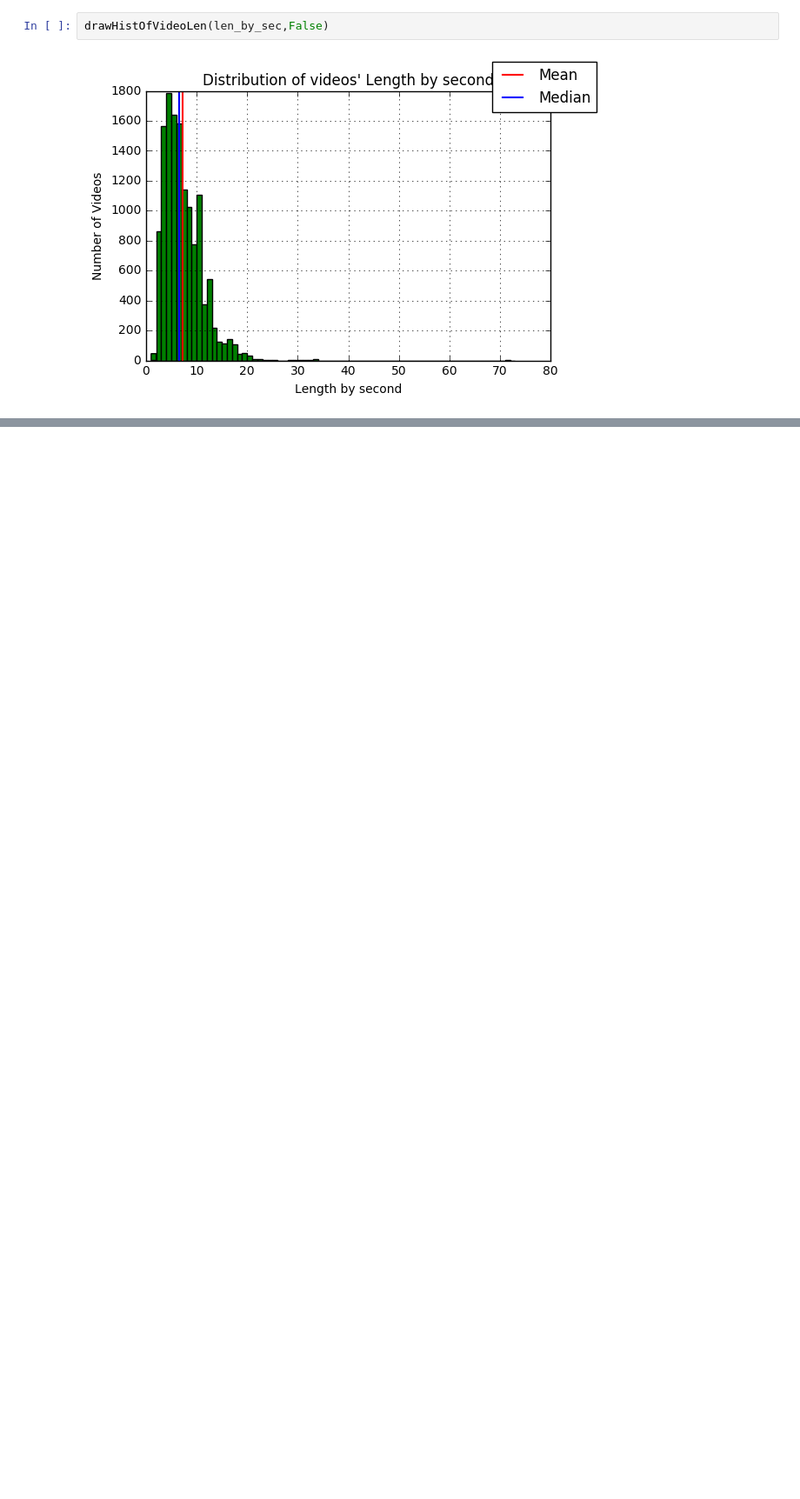
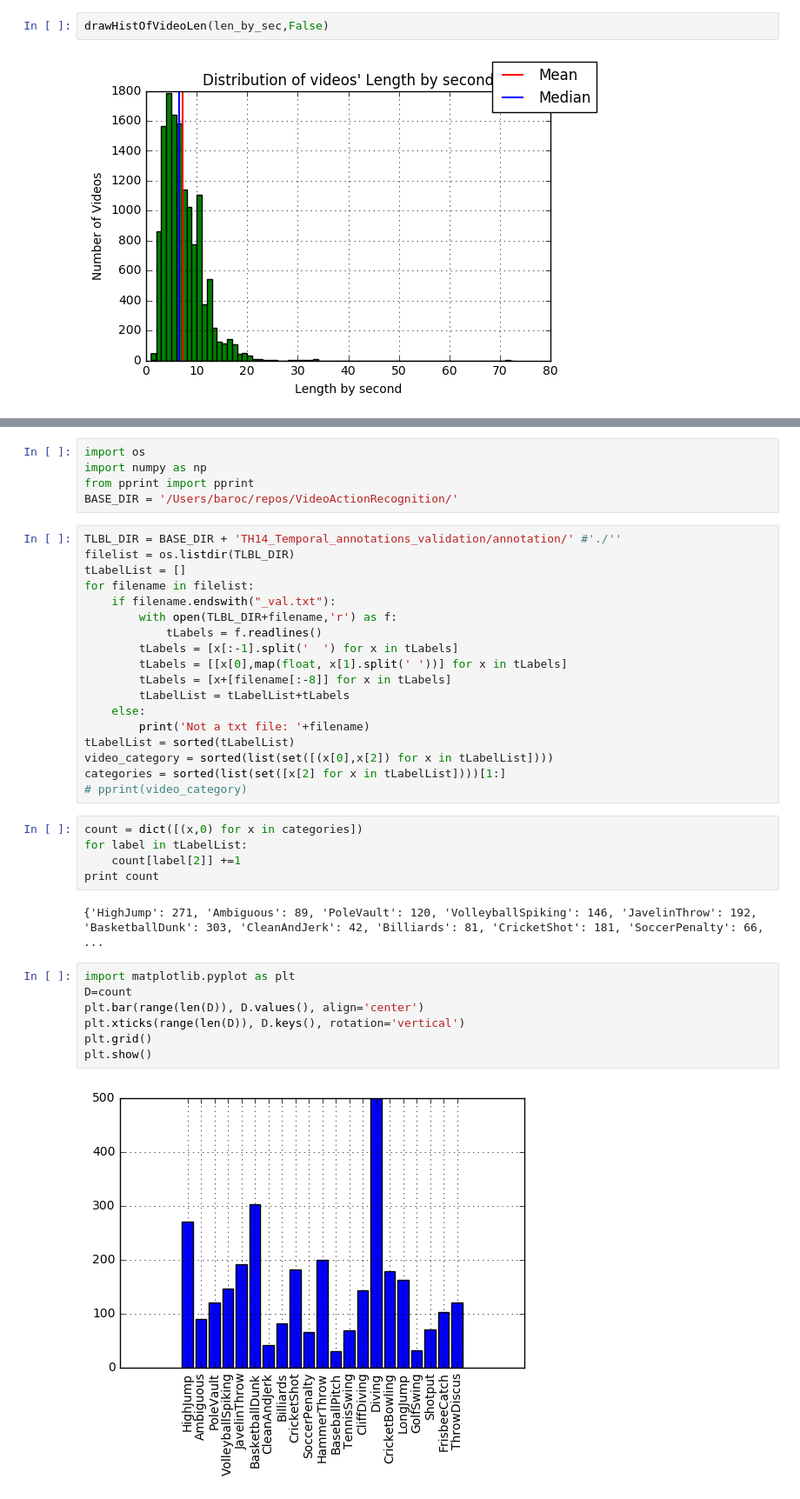
Before and after one commit to KevKeyingLi/VideoActionRecognition, a Jupyter notebook: notebook/Statistics of videos, nodes, edges.ipynb, the cells around one changed output, grey strips where cells are left out. Shown at 87% size. Drawn from its saved outputs; the diff is of its cells as text; blank space fills up the shorter version.

```diff
--- a/notebook/Read Video Files and collect the statistics of their length.ipynb
+++ b/notebook/Statistics of videos, nodes, edges.ipynb
@@ -145,0 +139,39 @@ print filelist[9556]
+# %%
+import os
+import numpy as np
+from pprint import pprint
+BASE_DIR = '/Users/baroc/repos/VideoActionRecognition/'
+# %%
+TLBL_DIR = BASE_DIR + 'TH14_Temporal_annotations_validation/annotation/' #'./''
+filelist = os.listdir(TLBL_DIR)
+tLabelList = []
+for filename in filelist:
+    if filename.endswith("_val.txt"):
+        with open(TLBL_DIR+filename,'r') as f:
+            tLabels = f.readlines()
+        tLabels = [x[:-1].split('  ') for x in tLabels]
+        tLabels = [[x[0],map(float, x[1].split(' '))] for x in tLabels]
+        tLabels = [x+[filename[:-8]] for x in tLabels]
+        tLabelList = tLabelList+tLabels
+    else:
+        print('Not a txt file: '+filename)
+tLabelList = sorted(tLabelList)
+video_category = sorted(list(set([(x[0],x[2]) for x in tLabelList])))
+categories = sorted(list(set([x[2] for x in tLabelList])))[1:]
+# pprint(video_category)
+# %%
+count = dict([(x,0) for x in categories])
+for label in tLabelList:
+    count[label[2]] +=1
+print count
+# %% [output]
+{'HighJump': 271, 'Ambiguous': 89, 'PoleVault': 120, 'VolleyballSpiking': 146, 'JavelinThrow': 192, 'BasketballDunk': 303, 'CleanAndJerk': 42, 'Billiards': 81, 'CricketShot': 181, 'SoccerPenalty': 66, ...
+# %%
+import matplotlib.pyplot as plt
+D=count
+plt.bar(range(len(D)), D.values(), align='center')
+plt.xticks(range(len(D)), D.keys(), rotation='vertical')
+plt.grid()
+plt.show()
+# %% [output]
+[figure, added]
```
Also changed, not shown: parts of 5 cells of this notebook.
